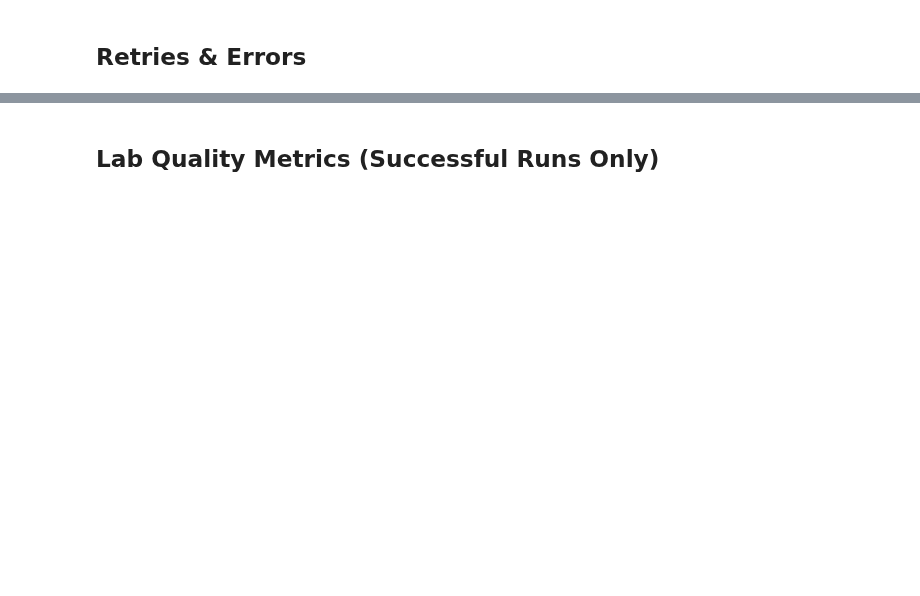
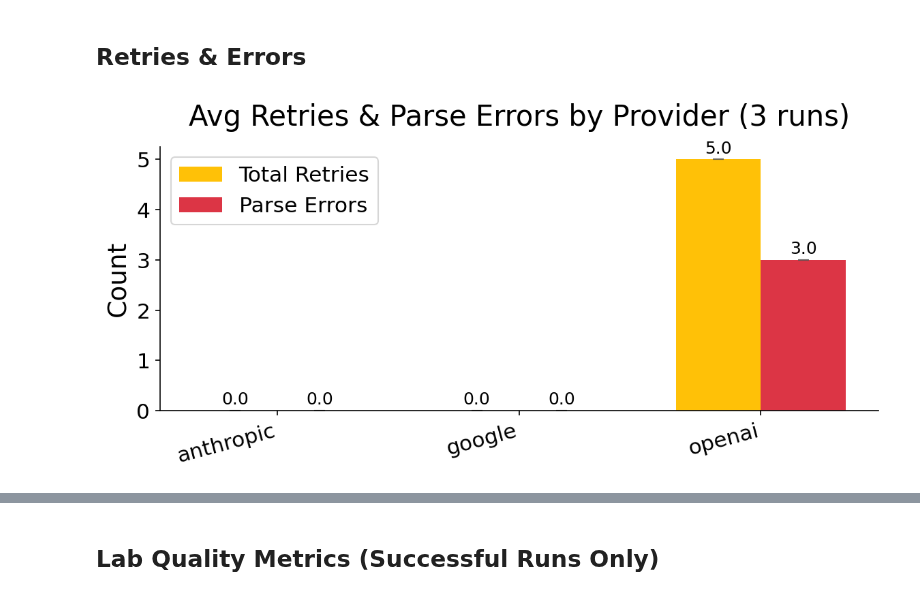
Before and after one commit to Sharkful/llm_ARLEM_Generation, a Jupyter notebook: Code/Testing/benchmark_results.ipynb, the cells around one changed output, grey strips where cells are left out. Cells and saved outputs as stored; diff of their text form; code cells hidden in the pictures; blank space fills up the shorter version.

```diff
--- a/Code/Testing/benchmark_results.ipynb
+++ b/Code/Testing/benchmark_results.ipynb
@@ -127,5 +284,41 @@ plt.show()
 # %% [markdown]
 ## Retries & Errors
+# %%
+fig, ax = plt.subplots(figsize=(8, 4))
+
+df_errors = df.groupby("Provider").agg(
+    Retries=("Retries", "mean"),
+    ParseErrors=("Parse Errors", "mean"),
+    Retries_std=("Retries", "std"),
+    ParseErrors_std=("Parse Errors", "std"),
+).reset_index()
+
+providers = df_errors["Provider"].tolist()
+x = range(len(providers))
+width = 0.35
+
+bars1 = ax.bar([i - width/2 for i in x], df_errors["Retries"], width,
+               yerr=df_errors["Retries_std"], capsize=4,
+               label="Total Retries", color="#ffc107",
+               error_kw={"ecolor": "#555", "alpha": 0.6})
+bars2 = ax.bar([i + width/2 for i in x], df_errors["ParseErrors"], width,
+               yerr=df_errors["ParseErrors_std"], capsize=4,
+               label="Parse Errors", color="#dc3545",
+               error_kw={"ecolor": "#555", "alpha": 0.6})
+
+ax.set_ylabel("Count")
+ax.set_title("Avg Retries & Parse Errors by Provider (3 runs)")
+ax.set_xticks(list(x))
+ax.set_xticklabels(providers, rotation=15, ha="right")
+ax.legend()
+ax.yaxis.set_major_locator(mtick.MaxNLocator(integer=True))
+ax.bar_label(bars1, fmt="{:.1f}", fontsize=12, padding=2)
+ax.bar_label(bars2, fmt="{:.1f}", fontsize=12, padding=2)
+
+plt.tight_layout()
+plt.show()
+# %% [output]
+[figure, added]
 # %%
 fig, ax = plt.subplots(figsize=(8, 4))
 
```
Also changed, not shown: parts of 11 cells of this notebook, 1 other file.
